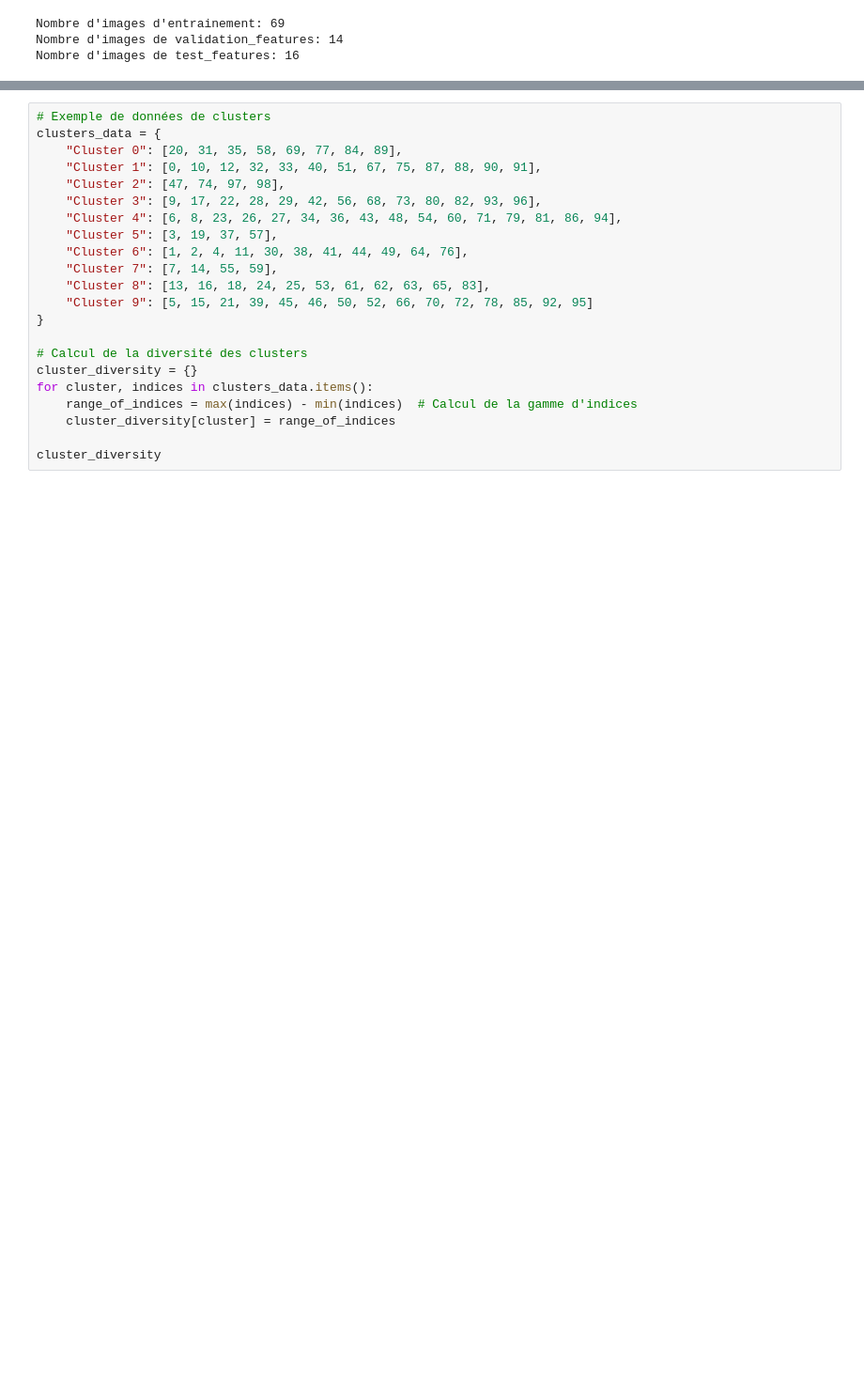
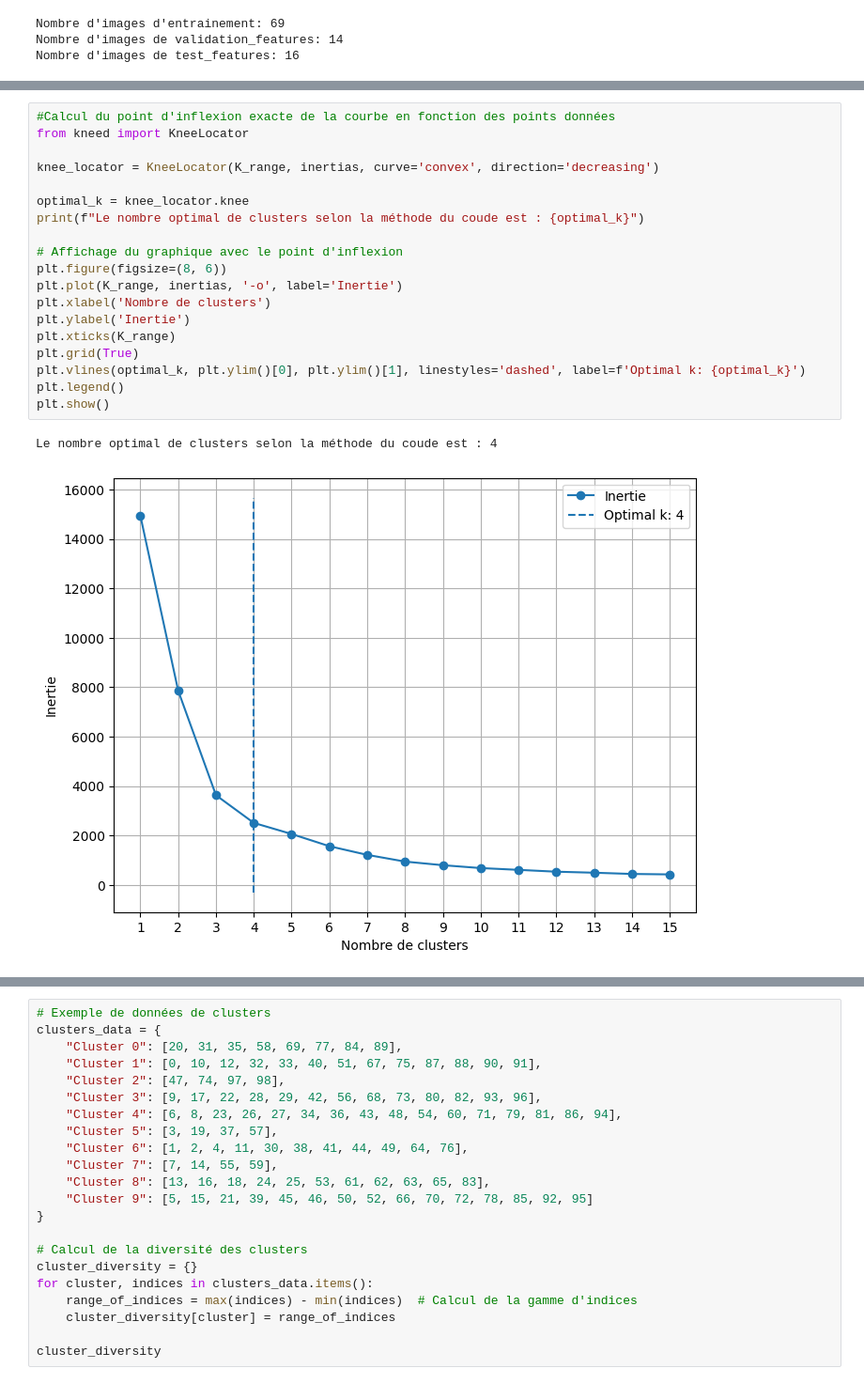
Before and after one commit to Nelson9594/astrophysics-image-processing-in-data-science, a Jupyter notebook: projetAstro.ipynb, the cells around one changed output, grey strips where cells are left out. Shown at 94% size. Saved outputs shown, nothing was run; the diff lists cells and outputs as text; blank space fills up the shorter version.

```diff
--- a/projetAstro.ipynb
+++ b/projetAstro.ipynb
@@ -243 +269,23 @@ print(features)
+# %%
+#Calcul du point d'inflexion exacte de la courbe en fonction des points données
+from kneed import KneeLocator
+
+knee_locator = KneeLocator(K_range, inertias, curve='convex', direction='decreasing')
+
+optimal_k = knee_locator.knee
+print(f"Le nombre optimal de clusters selon la méthode du coude est : {optimal_k}")
+
+# Affichage du graphique avec le point d'inflexion
+plt.figure(figsize=(8, 6))
+plt.plot(K_range, inertias, '-o', label='Inertie')
+plt.xlabel('Nombre de clusters')
+plt.ylabel('Inertie')
+plt.xticks(K_range)
+plt.grid(True)
+plt.vlines(optimal_k, plt.ylim()[0], plt.ylim()[1], linestyles='dashed', label=f'Optimal k: {optimal_k}')
+plt.legend()
+plt.show()
+# %% [output]
+Le nombre optimal de clusters selon la méthode du coude est : 4
+[figure, added]
 # %%
```
Also changed, not shown: parts of 12 cells of this notebook.
